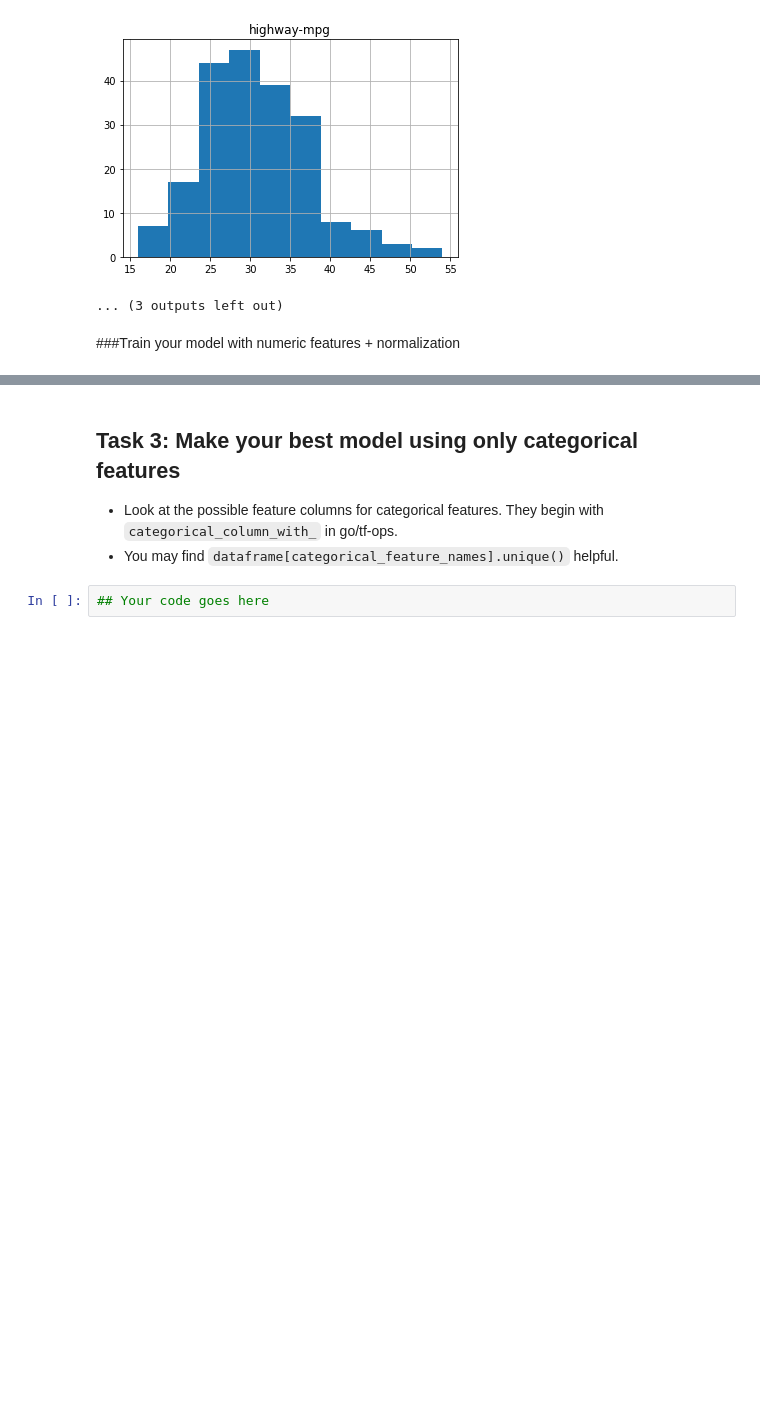
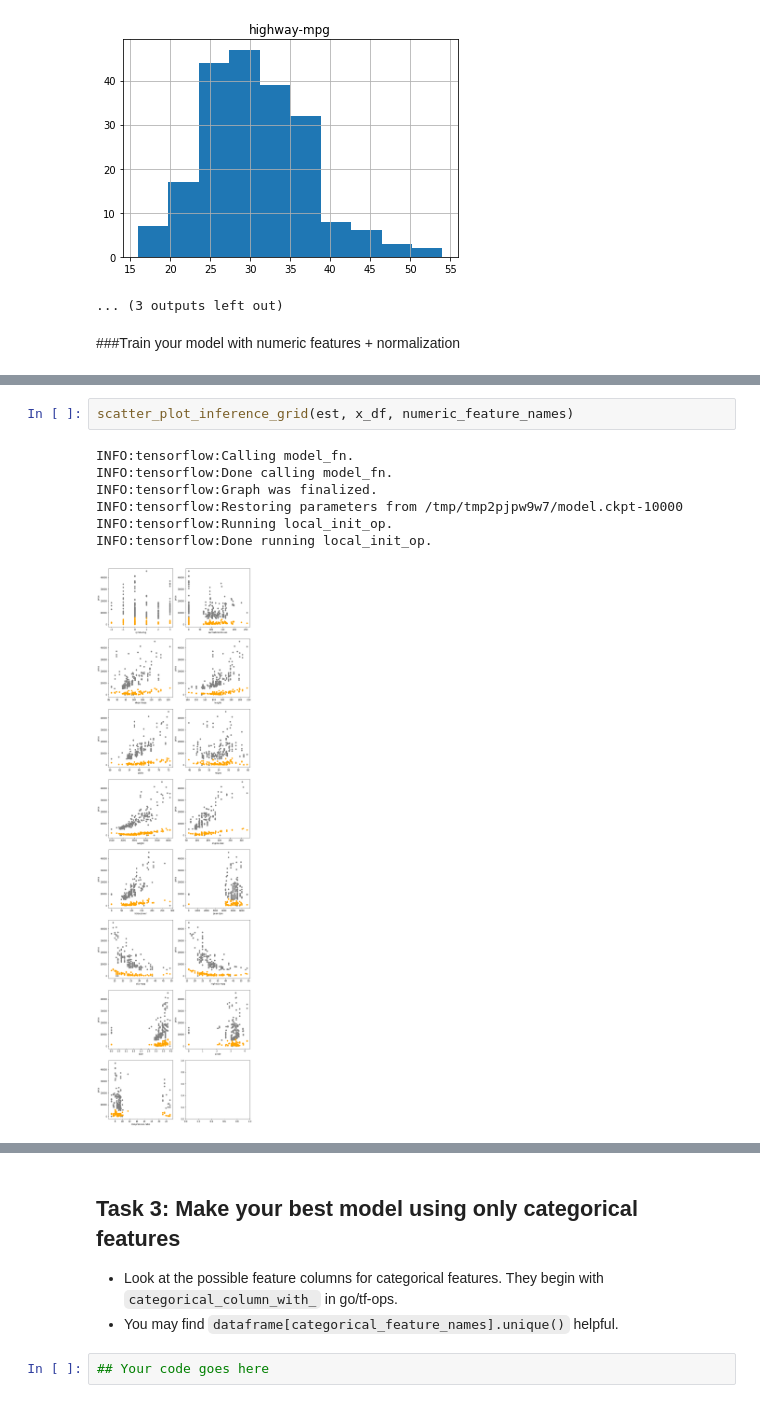
Before and after one commit to IanEdington/learn, a Jupyter notebook: machine-learning/ggl-mlcc/intro_to_modeling.ipynb, the cells around one changed output, grey strips where cells are left out. Drawn from its saved outputs; the diff is of its cells as text; blank space fills up the shorter version.

```diff
--- a/machine-learning/ggl-mlcc/intro_to_modeling.ipynb
+++ b/machine-learning/ggl-mlcc/intro_to_modeling.ipynb
@@ -1119 +1229,11 @@ for feature_name in numeric_feature_names:
+# %%
+scatter_plot_inference_grid(est, x_df, numeric_feature_names)
+# %% [output]
+INFO:tensorflow:Calling model_fn.
+INFO:tensorflow:Done calling model_fn.
+INFO:tensorflow:Graph was finalized.
+INFO:tensorflow:Restoring parameters from /tmp/tmp2pjpw9w7/model.ckpt-10000
+INFO:tensorflow:Running local_init_op.
+INFO:tensorflow:Done running local_init_op.
+[figure, added]
 # %%
```
Also changed, not shown: parts of 38 cells of this notebook.
